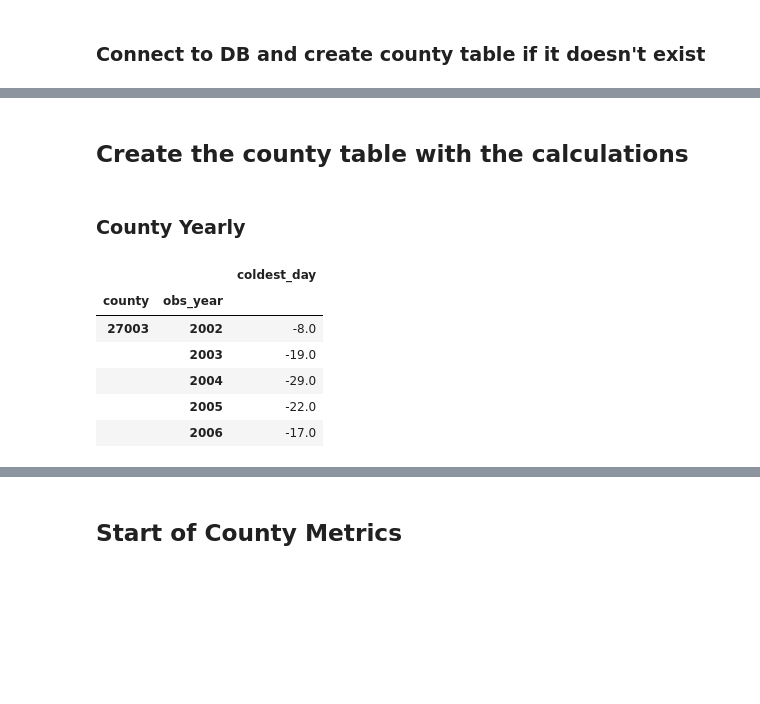
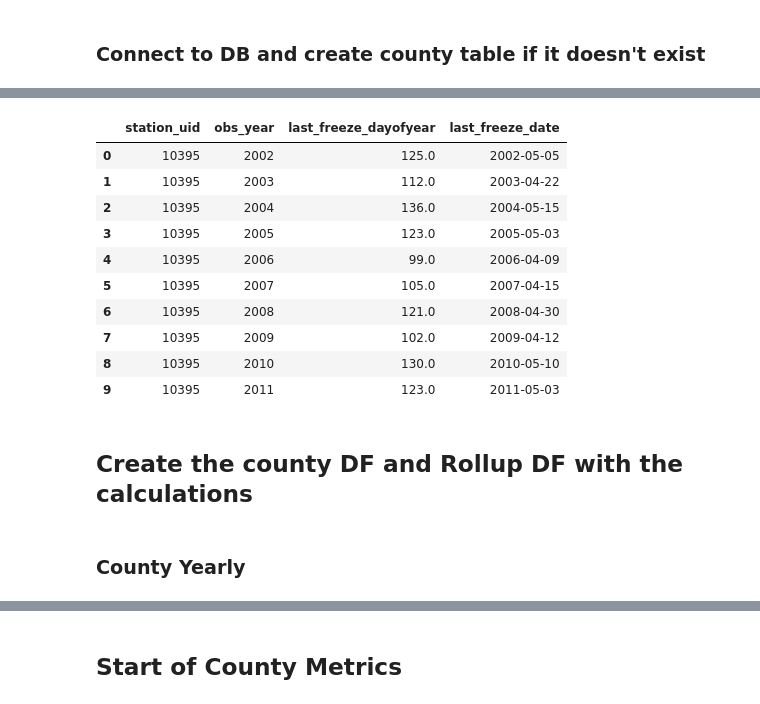
Before and after one commit to UofM-Final-Project/Home_Gardeners_Analysis, a Jupyter notebook: scripts/county_processing.ipynb, the cells around one changed output, grey strips where cells are left out. Cells and saved outputs as stored; diff of their text form; code cells hidden in the pictures; blank space fills up the shorter version.

```diff
--- a/scripts/county_processing.ipynb
+++ b/scripts/county_processing.ipynb
@@ -86,5 +64,24 @@ observations_df.head()
+# %%
+station_yearly_metrics_df = pd.read_sql(
+    "SELECT station_uid, obs_year, last_freeze_dayofyear, last_freeze_date \
+        FROM station_yearly s ",
+    con=engine)
+
+station_yearly_metrics_df.head(10)
+# %% [output]
+|  | station_uid | obs_year | last_freeze_dayofyear | last_freeze_date |
+| 0 | 10395 | 2002 | 125.0 | 2002-05-05 |
+| 1 | 10395 | 2003 | 112.0 | 2003-04-22 |
+| 2 | 10395 | 2004 | 136.0 | 2004-05-15 |
+| 3 | 10395 | 2005 | 123.0 | 2005-05-03 |
+| 4 | 10395 | 2006 | 99.0 | 2006-04-09 |
+| 5 | 10395 | 2007 | 105.0 | 2007-04-15 |
+| 6 | 10395 | 2008 | 121.0 | 2008-04-30 |
+| 7 | 10395 | 2009 | 102.0 | 2009-04-12 |
+| 8 | 10395 | 2010 | 130.0 | 2010-05-10 |
+| 9 | 10395 | 2011 | 123.0 | 2011-05-03 |
 # %% [markdown]
-## Create the county table with the calculations
+## Create the county DF and Rollup DF with the calculations
 # %% [markdown]
 ### County Yearly
 # %%
@@ -105,16 +104,4 @@ first_freeze_df = observations_df.loc[(observations_df['freeze_day']==1)  & (obs
 # Count to Determine if we have a complete set of observations for april to may for each county
 april_to_may_days_recorderd_df = pd.DataFrame(observations_df.loc[(observations_df['obs_month']>=4 )&(observations_df['obs_month'] <= 6),['county','obs_year','mint']]\
         .groupby(['county','obs_year'])['mint'].count()).rename(columns={'mint':'observations_recorded_april_to_may'})
-# %%
-# # Get the coldest day of the year
-coldest_day_of_year = observations_df.groupby(["county","obs_year"])[['mint']].min().rename(columns={'mint':'coldest_day'})
-coldest_day_of_year.head()
-# %% [output]
-|  |  | coldest_day |
-| county | obs_year |  |
-| 27003 | 2002 | -8.0 |
-|  | 2003 | -19.0 |
-|  | 2004 | -29.0 |
-|  | 2005 | -22.0 |
-|  | 2006 | -17.0 |
 # %%
```
Also changed, not shown: parts of 21 cells of this notebook, 2 other files.
